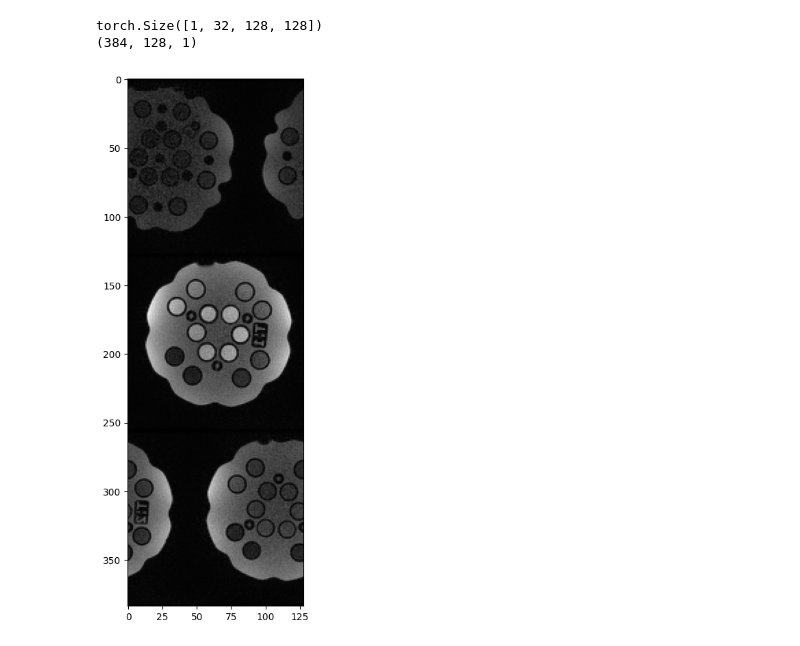
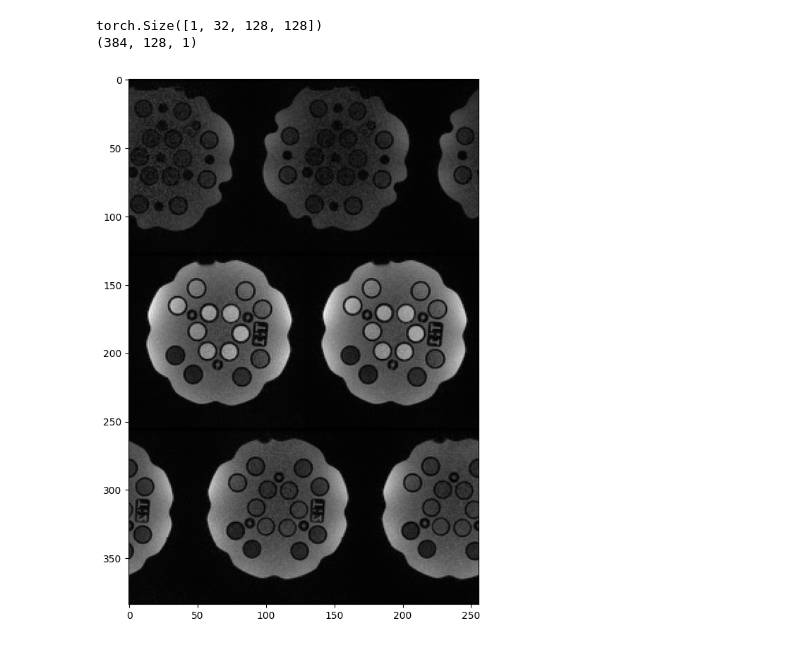
Before and after one commit to AdaptiveMRILab/MultibandMRI, a Jupyter notebook: dev_sense_grappa.ipynb, the cells around one changed output. Drawn from its saved outputs; the diff is of its cells as text; code cells hidden in the pictures.

Commit message:
output rss image

```diff
--- a/dev_sense_grappa.ipynb
+++ b/dev_sense_grappa.ipynb
@@ -63,25 +63,41 @@ target = torch.tensor(calib_data.transpose(3,2,0,1), dtype=torch.complex64, devi
 
 # calibrate the kernels
 g = sense_grappa(target, accel=(1,2), kernel_size=(4,4), tik=0.0, final_matrix_size=(128,128))
+g_tik = sense_grappa(target, accel=(1,2), kernel_size=(4,4), tik=0.0, final_matrix_size=(128,128))
 # %%
 aliased_source_orig = torch.tensor(aliased_ksp.transpose(2,0,1)[None,...], dtype=torch.complex64, device=device)
 aliased_source = aliased_source_orig.clone()
 aliased_source[:,:,:,1::2] = 0.0
-aliased_source[:,:,:,48:72] = aliased_source_orig[:,:,:,48:72]
+# aliased_source[:,:,:,48:72] = aliased_source_orig[:,:,:,48:72]
 print(aliased_source.shape)
 
 recon_R1 = g.apply(aliased_source).cpu().numpy().transpose(2,3,0,1)
 recon_R1 = ifft2d(recon_R1, dims=(0,1))
 recon_R1 = np.sqrt(np.sum(np.abs(recon_R1 * recon_R1.conj()), axis=-1))
 
+recon_R1_tik = g_tik.apply(aliased_source).cpu().numpy().transpose(2,3,0,1)
+recon_R1_tik = ifft2d(recon_R1_tik, dims=(0,1))
+recon_R1_tik = np.sqrt(np.sum(np.abs(recon_R1_tik * recon_R1_tik.conj()), axis=-1))
+
 print(recon_R1.shape)
 # %% [output]
 torch.Size([1, 32, 128, 128])
 (384, 128, 1)
-# %%
-fig = plt.figure()
-fig.set_figheight(10.0)
-plt.imshow(recon_R1[:,:,0], cmap='gray')
-plt.show()
-# %% [output]
-[figure, removed]
+# %%
+# fig = plt.figure()
+# fig.set_figheight(10.0)
+# plt.imshow(recon_R1[:,:,0], cmap='gray')
+# plt.show()
+
+# fig = plt.figure()
+# fig.set_figheight(10.0)
+# plt.imshow(recon_R1_tik[:,:,0], cmap='gray')
+# plt.show()
+
+
+fig = plt.figure()
+fig.set_figheight(10.0)
+plt.imshow(np.concatenate([recon_R1[:,:,0], recon_R1_tik[:,:,0]], axis=1), cmap='gray')
+plt.show()
+# %% [output]
+[figure, added]
```
Also changed, not shown: parts of 1 cell of this notebook, 4 other files.
